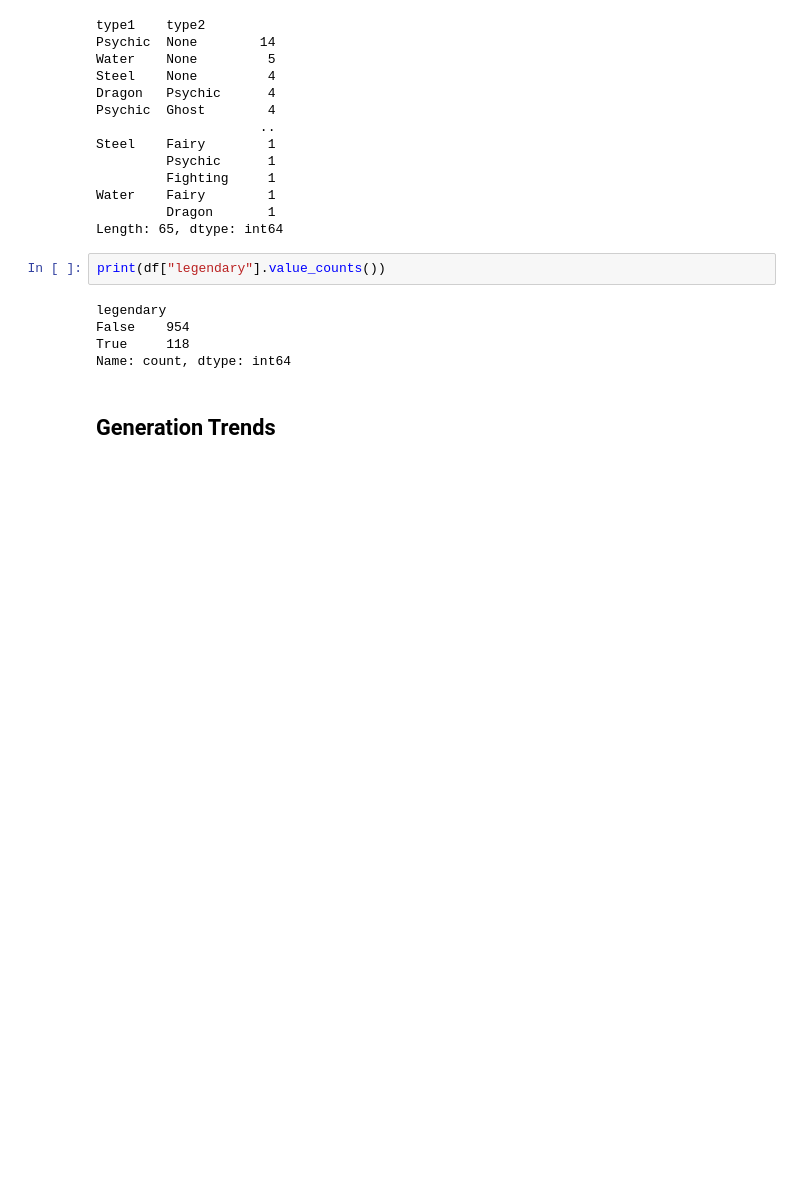
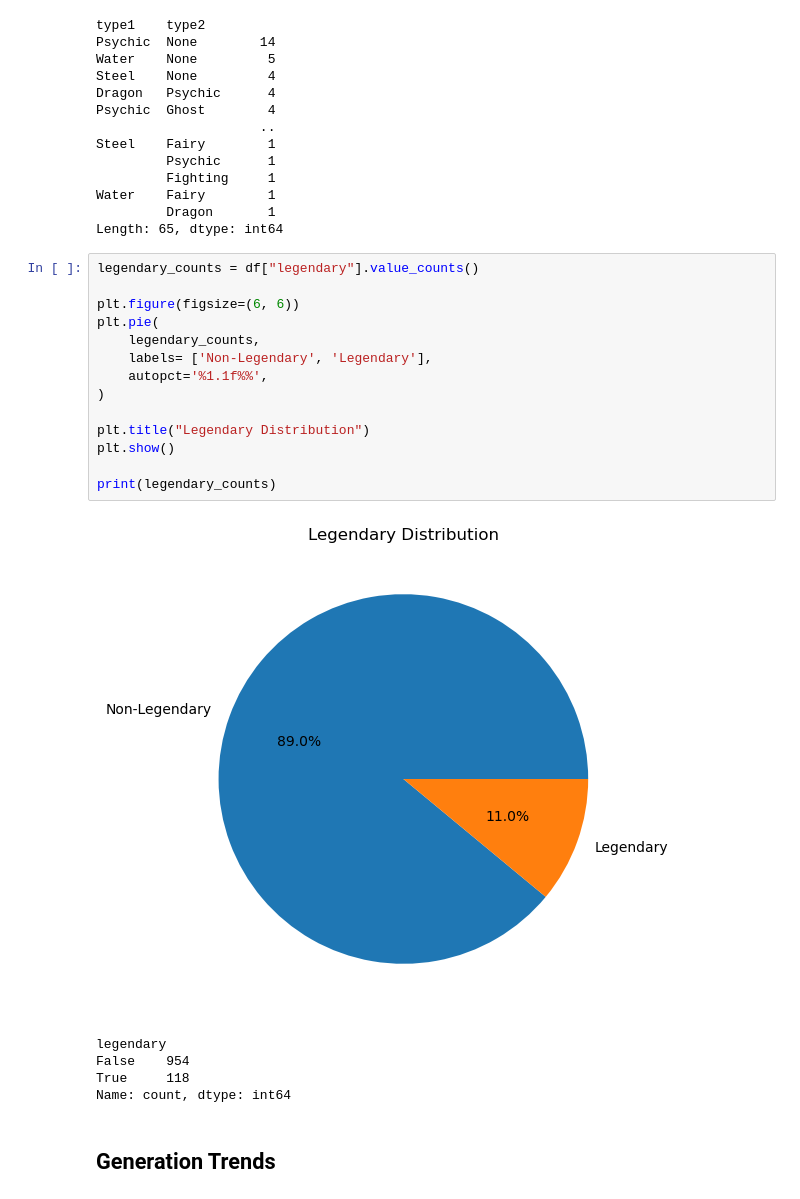
Before and after one commit to PolarBear9905/Pokemon-Legendary-Predictor, a Jupyter notebook: Pokemon.ipynb, the cells around one changed output. Saved outputs shown, nothing was run; the diff lists cells and outputs as text; blank space fills up the shorter version.

```diff
--- a/Pokemon.ipynb
+++ b/Pokemon.ipynb
@@ -233,8 +216,21 @@ Water    Fairy        1
          Dragon       1
 Length: 65, dtype: int64
 # %%
-print(df["legendary"].value_counts())
+legendary_counts = df["legendary"].value_counts()
+
+plt.figure(figsize=(6, 6))
+plt.pie(
+    legendary_counts,
+    labels= ['Non-Legendary', 'Legendary'],
+    autopct='%1.1f%%',
+)
+
+plt.title("Legendary Distribution")
+plt.show()
+
+print(legendary_counts)
 # %% [output]
+[figure, added]
 legendary
 False    954
 True     118
```
Also changed, not shown: parts of 7 cells of this notebook.
